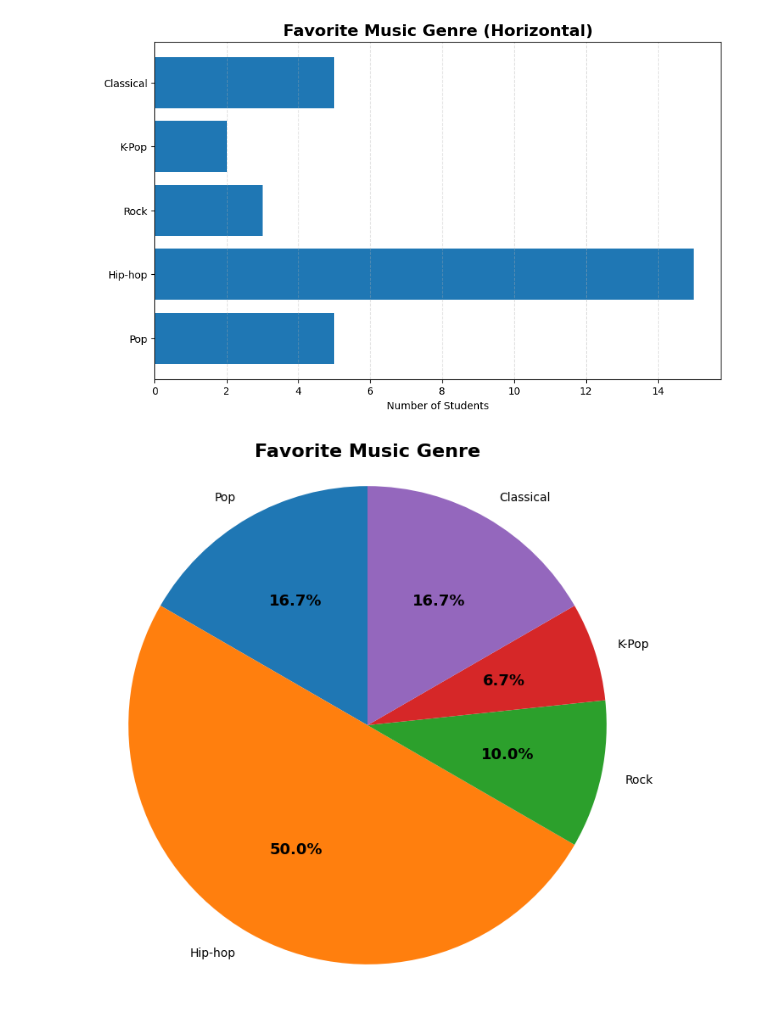
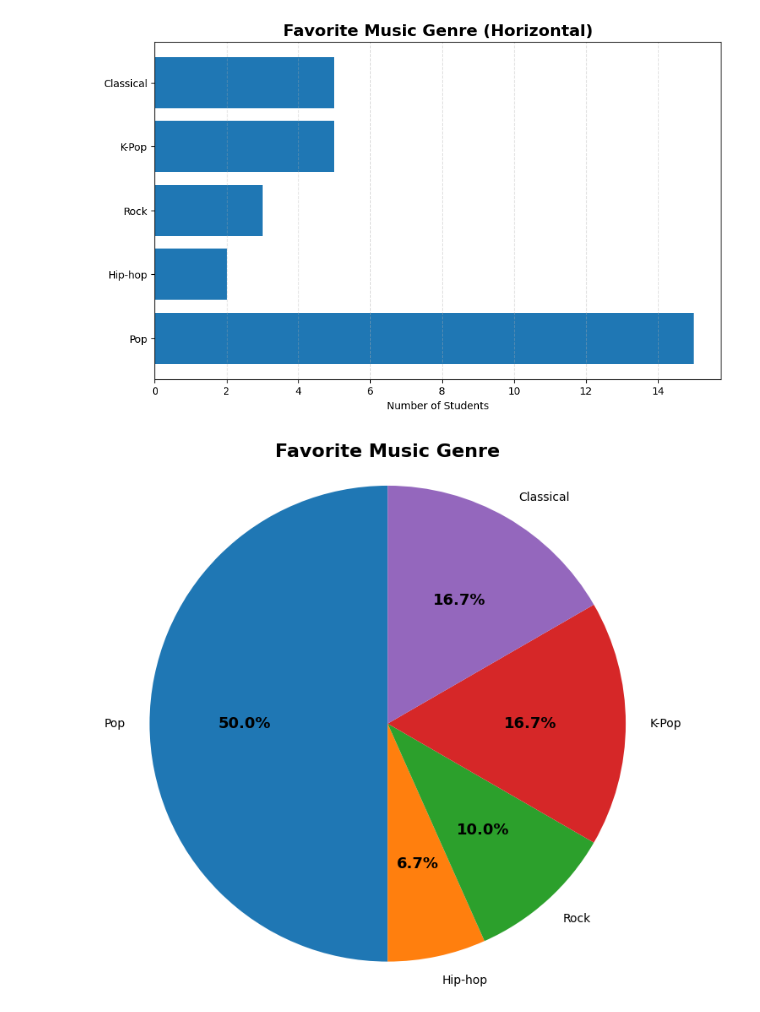
Before and after one commit to Paulwanmarat/Probability_Project, a Jupyter notebook: Probability.ipynb, the cells around one changed output. Saved outputs shown, nothing was run; the diff lists cells and outputs as text; code cells hidden in the pictures.

```diff
--- a/Probability.ipynb
+++ b/Probability.ipynb
@@ -2,7 +2,7 @@
 import matplotlib.pyplot as plt
 
 genres = ["Pop", "Hip-hop", "Rock", "K-Pop", "Classical"]
-students = [5, 15, 3, 2, 5]
+students = [15, 2, 3, 5, 5]
 
 total_students = sum(students)
 
@@ -97,2 +97,2 @@ plt.show()
-[figure, old version]
+[figure, new version]
-[figure, old version]
+[figure, new version]
```
Also changed, not shown: parts of 2 cells of this notebook.
